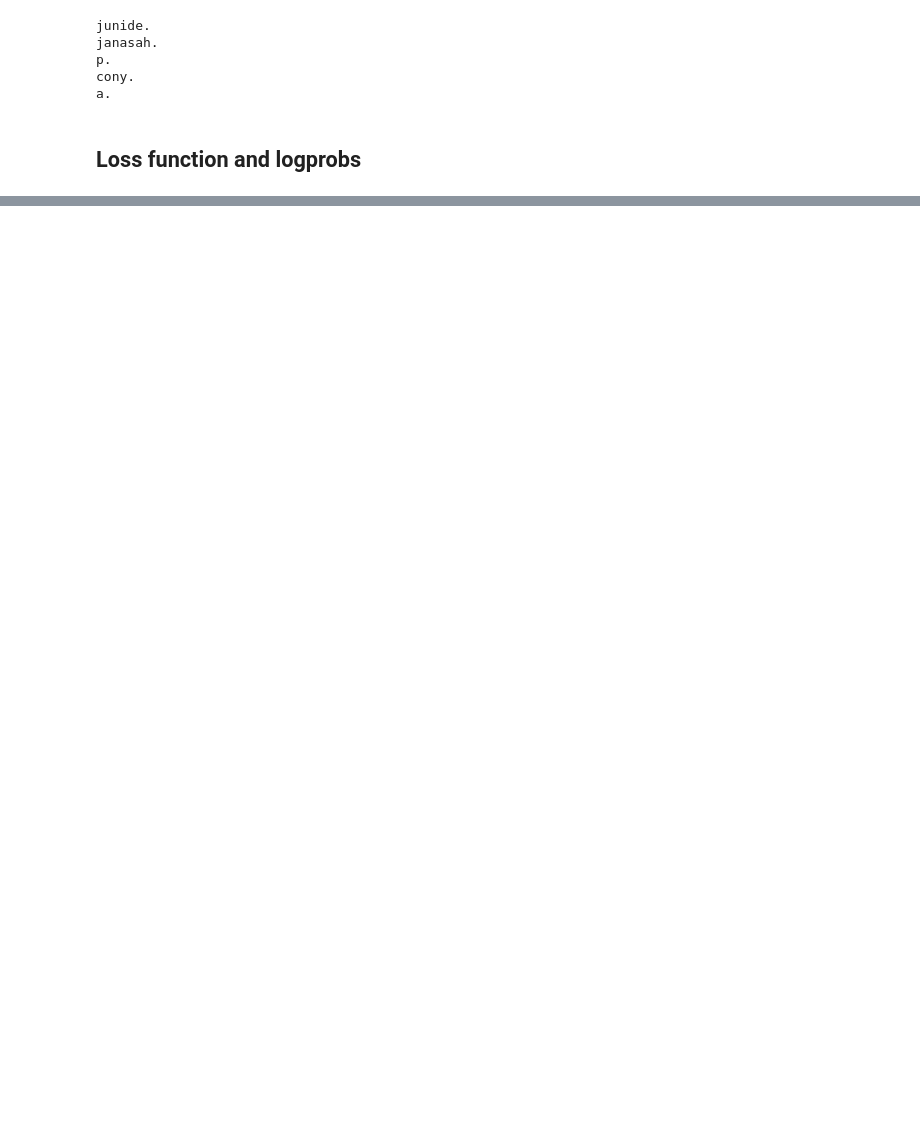
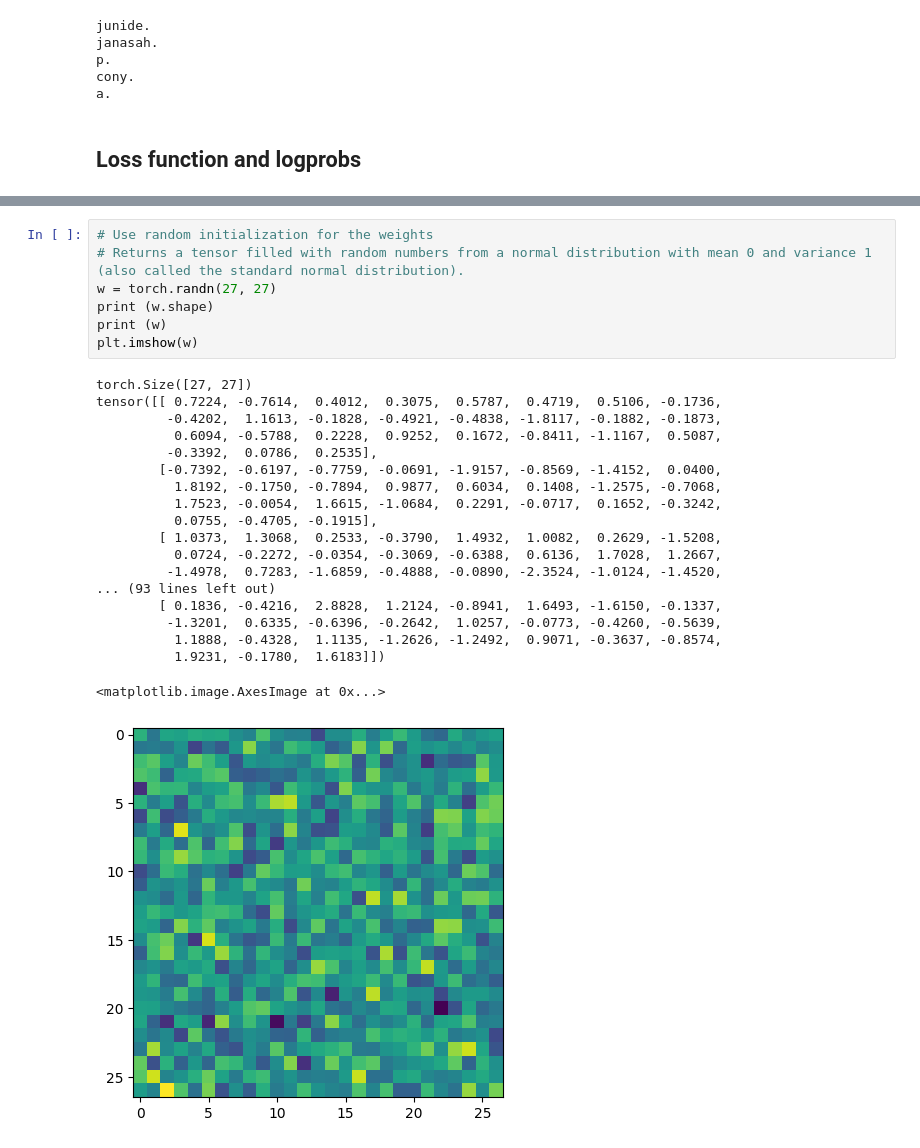
Before and after one commit to sanjeev3/makemore, a Jupyter notebook: build_makemore.ipynb, the cells around one changed output, grey strips where cells are left out. Saved outputs shown, nothing was run; the diff lists cells and outputs as text; blank space fills up the shorter version.

```diff
--- a/build_makemore.ipynb
+++ b/build_makemore.ipynb
@@ -695,0 +888,27 @@ nll=tensor(24.3305)
+# %%
+# Use random initialization for the weights
+# Returns a tensor filled with random numbers from a normal distribution with mean 0 and variance 1 (also called the standard normal distribution).
+w = torch.randn(27, 27)
+print (w.shape)
+print (w)
+plt.imshow(w)
+# %% [output]
+torch.Size([27, 27])
+tensor([[ 0.7224, -0.7614,  0.4012,  0.3075,  0.5787,  0.4719,  0.5106, -0.1736,
+         -0.4202,  1.1613, -0.1828, -0.4921, -0.4838, -1.8117, -0.1882, -0.1873,
+          0.6094, -0.5788,  0.2228,  0.9252,  0.1672, -0.8411, -1.1167,  0.5087,
+         -0.3392,  0.0786,  0.2535],
+        [-0.7392, -0.6197, -0.7759, -0.0691, -1.9157, -0.8569, -1.4152,  0.0400,
+          1.8192, -0.1750, -0.7894,  0.9877,  0.6034,  0.1408, -1.2575, -0.7068,
+          1.7523, -0.0054,  1.6615, -1.0684,  0.2291, -0.0717,  0.1652, -0.3242,
+          0.0755, -0.4705, -0.1915],
+        [ 1.0373,  1.3068,  0.2533, -0.3790,  1.4932,  1.0082,  0.2629, -1.5208,
+          0.0724, -0.2272, -0.0354, -0.3069, -0.6388,  0.6136,  1.7028,  1.2667,
+         -1.4978,  0.7283, -1.6859, -0.4888, -0.0890, -2.3524, -1.0124, -1.4520,
+... (93 lines left out)
+        [ 0.1836, -0.4216,  2.8828,  1.2124, -0.8941,  1.6493, -1.6150, -0.1337,
+         -1.3201,  0.6335, -0.6396, -0.2642,  1.0257, -0.0773, -0.4260, -0.5639,
+          1.1888, -0.4328,  1.1135, -1.2626, -1.2492,  0.9071, -0.3637, -0.8574,
+          1.9231, -0.1780,  1.6183]])
+<matplotlib.image.AxesImage at 0x...>
+[figure, added]
```
Also changed, not shown: parts of 56 cells of this notebook, 1 other file.
